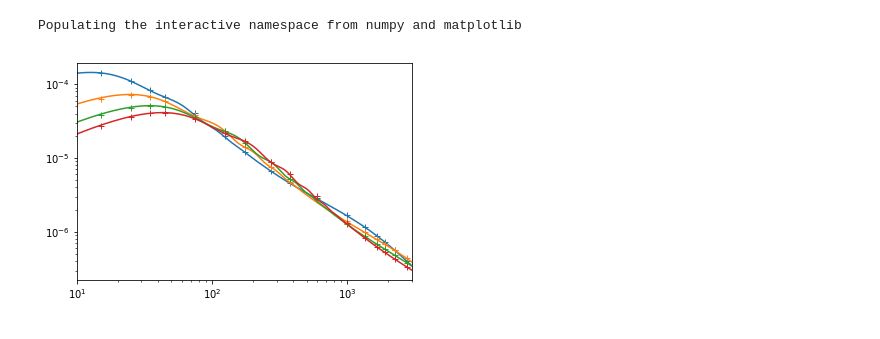
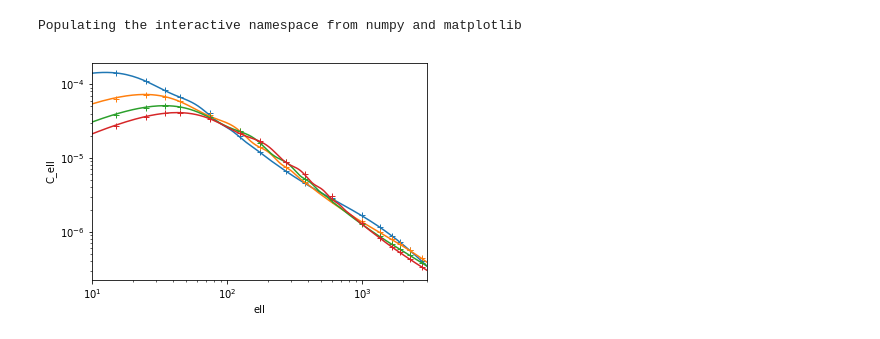
Before and after one commit to LSSTDESC/sacc, a Jupyter notebook: examples/notebooks/create-sacc2.ipynb, the cells around one changed output. Drawn from its saved outputs; the diff is of its cells as text; code cells hidden in the pictures.

```diff
--- a/examples/notebooks/create-sacc2.ipynb
+++ b/examples/notebooks/create-sacc2.ipynb
@@ -35,27 +36,29 @@ ell_max = window_ranges[-1][-1]
 # %%
 cosmo = ccl.Cosmology(Omega_c=0.25, Omega_b=0.05, h=0.72, n_s=0.96, A_s=2.1e-9)
 N_z = []
 spectra = []
 z = np.arange(0., 3.0, 0.01)
 for i in range(nbin):
     mean_z = 0.3*(1+i)
     sigma_z = 0.05
     n_z = np.exp(-0.5*(z - mean_z)**2 / sigma_z**2)
     N_z.append(n_z)
 
     bias = np.ones_like(z) * 1.5*(mean_z/0.3)**0.5
     T = ccl.NumberCountsTracer(cosmo, False, (z,N_z[i]), (z, bias))
     ell = np.arange(ell_max+1)
     cl = ccl.angular_cl(cosmo, T, T, ell)
     cb = []
     for m,M in window_ranges:
         cb.append(np.mean(cl[m:M]))
     spectra.append(cb)
     line, = loglog(ell, cl)
     loglog(effective_ell, cb, '+', color=line.get_color())
     xlim(10,3000)
+    xlabel("ell")
+    ylabel("C_ell")
 # %% [output]
-[figure, old version]
+[figure, new version]
 # %%
 S = sacc2.Sacc()
 
```
Also changed, not shown: parts of 11 cells of this notebook, 4 other files.
